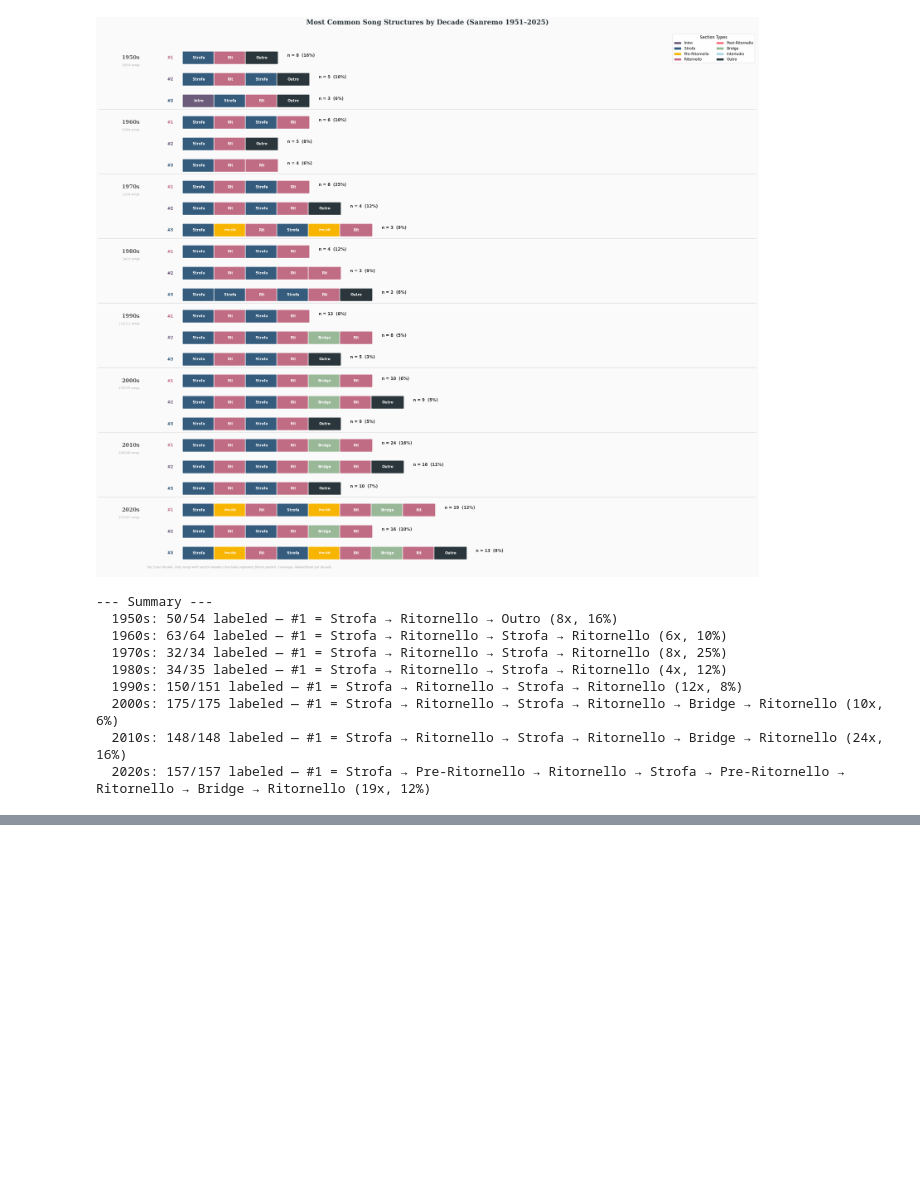
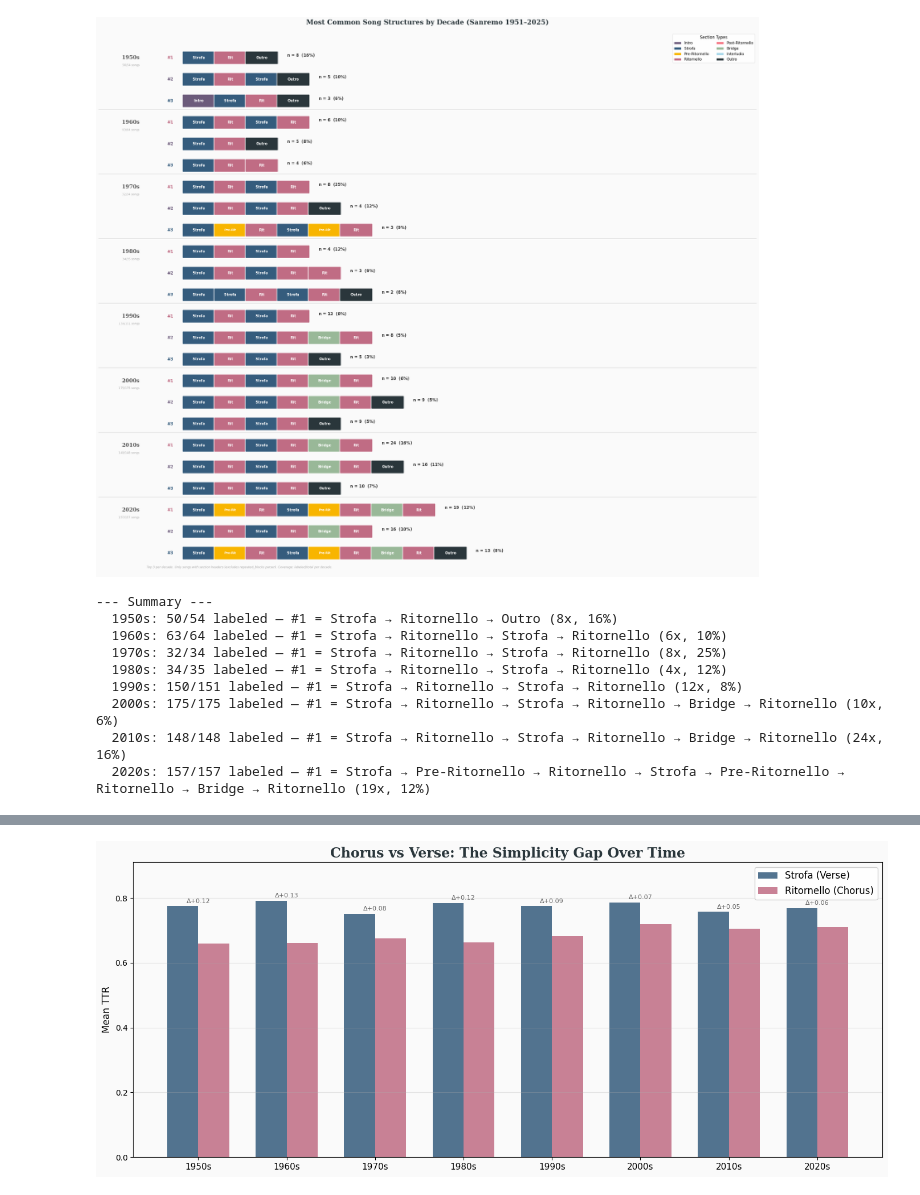
Before and after one commit to sarapaolella/sanremo_project, a Jupyter notebook: analysis.ipynb, the cells around one changed output, grey strips where cells are left out. Cells and saved outputs as stored; diff of their text form; code cells hidden in the pictures; blank space fills up the shorter version.

```diff
--- a/analysis.ipynb
+++ b/analysis.ipynb
@@ -647,0 +768,94 @@ for d in sorted(decade_structs):
+# %%
+# Analyze vocabulary differences between Strofa (verse) and Ritornello (chorus) by decade
+
+section_rows = []
+for song in songs:
+    decade = (song.year // 10) * 10
+    for sec in song.sections:
+        if sec.label is None:
+            continue
+        # Classify as Strofa or Ritornello
+        if sec.label.startswith("Strofa"):
+            sec_type = "Strofa"
+        elif sec.label == "Ritornello":
+            sec_type = "Ritornello"
+        else:
+            continue
+
+        doc = nlp(sec.text)
+        tokens = [t for t in doc if not t.is_space and not t.is_punct]
+        if len(tokens) < 3:
+            continue
+        lemmas = [t.lemma_.lower() for t in tokens]
+        n_tok = len(tokens)
+        ttr = len(set(lemmas)) / n_tok
+        avg_wlen = sum(len(t.text) for t in tokens) / n_tok
+        noun_r = sum(1 for t in tokens if t.pos_ == "NOUN") / n_tok
+        verb_r = sum(1 for t in tokens if t.pos_ == "VERB") / n_tok
+        adj_r  = sum(1 for t in tokens if t.pos_ == "ADJ")  / n_tok
+
+        section_rows.append({
+            "title": song.title,
+            "year": song.year,
+            "decade": decade,
+            "section_type": sec_type,
+            "n_tokens": n_tok,
+            "ttr": ttr,
+            "avg_word_len": avg_wlen,
+            "noun_ratio": noun_r,
+            "verb_ratio": verb_r,
+            "adj_ratio": adj_r,
+        })
+
+sec_df = pd.DataFrame(section_rows)
+print(f"Sections analyzed: {len(sec_df)} ({sec_df['section_type'].value_counts().to_dict()})")
+
+# Aggregate by decade + section type
+agg = sec_df.groupby(["decade", "section_type"]).agg(
+    ttr_mean=("ttr", "mean"),
+    avg_wlen=("avg_word_len", "mean"),
+    n_sections=("ttr", "count"),
+).reset_index()
+
+decades_plot = sorted(agg["decade"].unique())
+
+# Grouped bar chart: TTR gap between Strofa and Ritornello
+fig, ax = plt.subplots(figsize=(14, 6))
+fig.patch.set_facecolor("#FAFAFA")
+ax.set_facecolor("#FAFAFA")
+
+x = np.arange(len(decades_plot))
+width = 0.35
+
+strofa_ttr = [agg[(agg["decade"] == d) & (agg["section_type"] == "Strofa")]["ttr_mean"].values
+              for d in decades_plot]
+strofa_ttr = [v[0] if len(v) > 0 else 0 for v in strofa_ttr]
+
+rit_ttr = [agg[(agg["decade"] == d) & (agg["section_type"] == "Ritornello")]["ttr_mean"].values
+           for d in decades_plot]
+rit_ttr = [v[0] if len(v) > 0 else 0 for v in rit_ttr]
+
+bars1 = ax.bar(x - width/2, strofa_ttr, width, label="Strofa (Verse)", color="#355C7D", alpha=0.85)
+bars2 = ax.bar(x + width/2, rit_ttr, width, label="Ritornello (Chorus)", color="#C06C84", alpha=0.85)
+
+# Gap annotation
+for i, (s, r) in enumerate(zip(strofa_ttr, rit_ttr)):
+    if s > 0 and r > 0:
+        gap = s - r
+        ax.annotate(f"Δ{gap:+.2f}", xy=(x[i], max(s, r) + 0.01),
+                    ha="center", fontsize=8, color="#666")
+
+ax.set_xticks(x)
+ax.set_xticklabels([f"{d}s" for d in decades_plot], fontsize=11)
+ax.set_ylabel("Mean TTR", fontsize=12)
+ax.set_title("Chorus vs Verse: The Simplicity Gap Over Time",
+             fontsize=17, fontweight="bold", fontfamily="serif", color="#2A363B")
+ax.legend(fontsize=12, framealpha=0.9)
+ax.grid(axis="y", alpha=0.3)
+ax.set_ylim(0, max(max(strofa_ttr), max(rit_ttr)) * 1.15)
+
+plt.tight_layout()
+plt.savefig("nlp_chorus_vs_verse.png", dpi=150, bbox_inches="tight", facecolor="#FAFAFA")
+plt.savefig("svg/nlp_chorus_vs_verse.svg", dpi=150, bbox_inches="tight", facecolor="#FAFAFA")
+plt.show()
+# %% [output]
@@ -647,0 +863 @@ for d in sorted(decade_structs):
+[figure, added]
```
Also changed, not shown: parts of 11 cells of this notebook, 16 other files.
